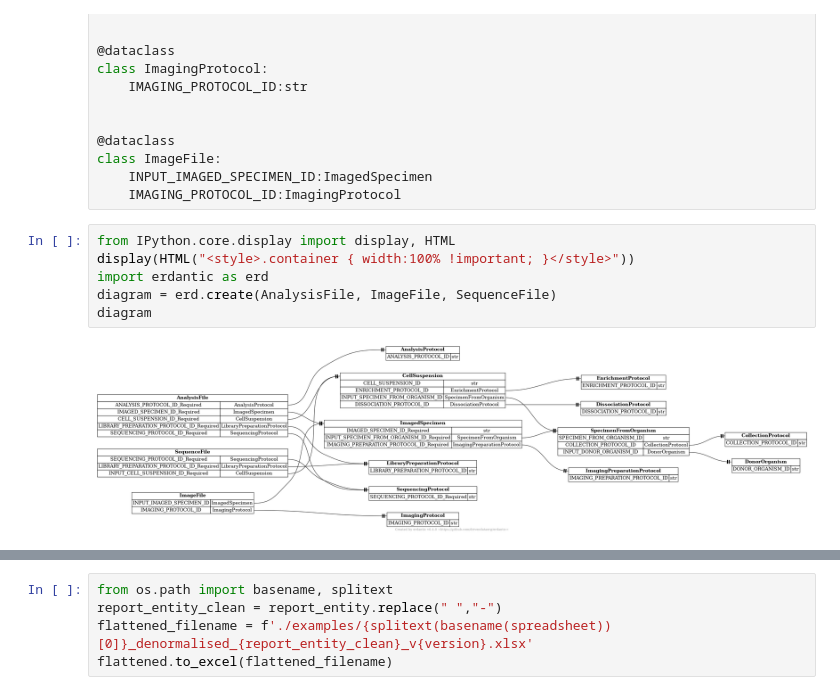
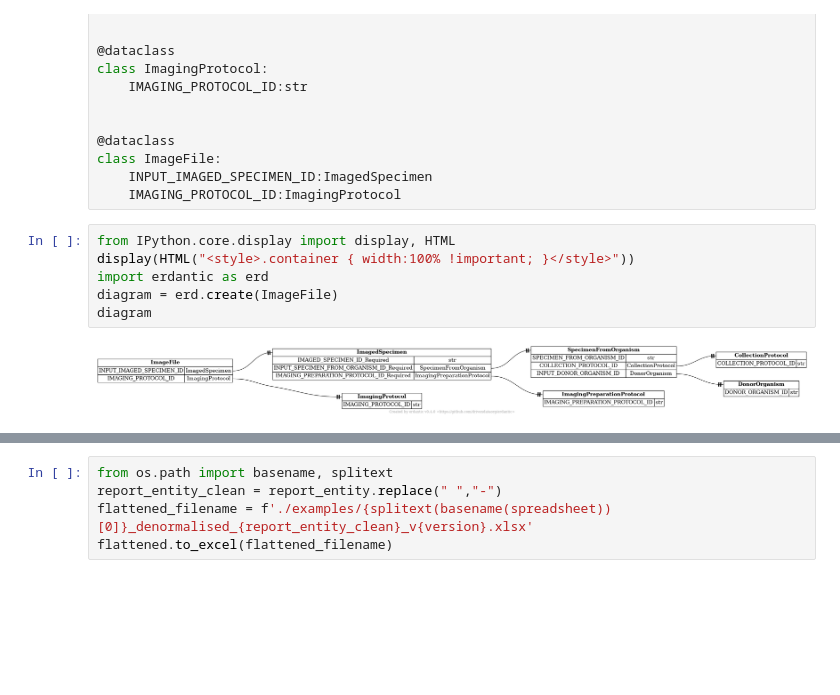
Before and after one commit to ebi-ait/hca-ebi-dev-team, a Jupyter notebook: scripts/metadata-spreadsheet-by-file/HCA Project Metadata Spreadsheet.ipynb, the cells around one changed output, grey strips where cells are left out. Drawn from its saved outputs; the diff is of its cells as text; blank space fills up the shorter version.

Commit message:
fix image data linking dcp-624

```diff
--- a/scripts/metadata-spreadsheet-by-file/HCA Project Metadata Spreadsheet.ipynb
+++ b/scripts/metadata-spreadsheet-by-file/HCA Project Metadata Spreadsheet.ipynb
@@ -107,11 +107,11 @@ class ImageFile:
 # %%
 from IPython.core.display import display, HTML
 display(HTML("<style>.container { width:100% !important; }</style>"))
 import erdantic as erd
-diagram = erd.create(AnalysisFile, ImageFile, SequenceFile)
+diagram = erd.create(ImageFile)
 diagram
 # %% [output]
-[figure, old version]
+[figure, new version]
 # %%
 @dataclass
 class Link:
```
Also changed, not shown: parts of 7 cells of this notebook, 4 other files.
